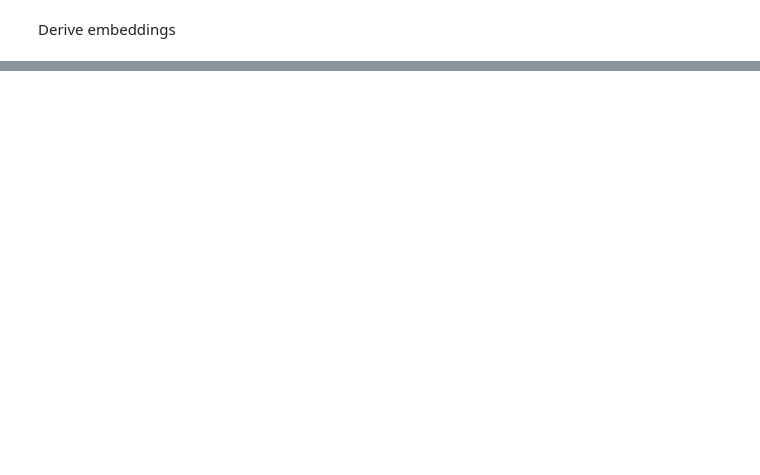
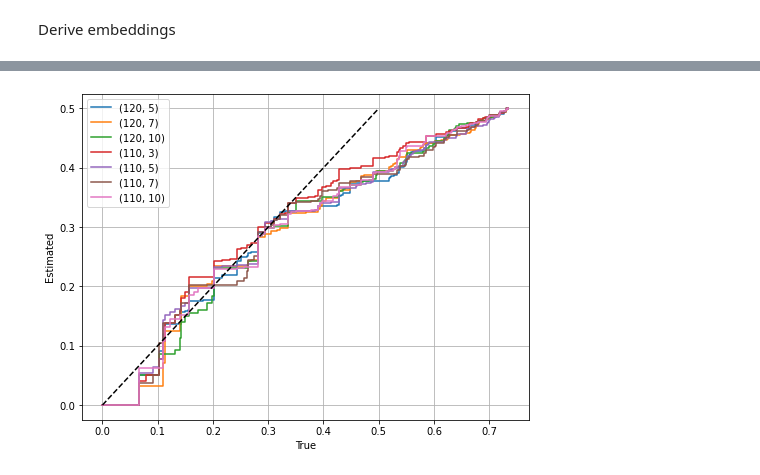
Before and after one commit to nitrozyna/FDR-Metabolomics, a Jupyter notebook: notebooks/knockoffs_passatutto.ipynb, the cells around one changed output, grey strips where cells are left out. Drawn from its saved outputs; the diff is of its cells as text; code cells hidden in the pictures; blank space fills up the shorter version.

```diff
--- a/notebooks/knockoffs_passatutto.ipynb
+++ b/notebooks/knockoffs_passatutto.ipynb
@@ -331,0 +298,8 @@ plot_q_vals.plot_q_vals( to_plot )
+# %%
+to_plot = {}
+for k,v in list(q_list_knockoffs.items())[5:]:
+    to_plot[k] = list(zip(*combine_true_est(q_list_true, v)))[1], list(zip(*combine_true_est(q_list_true, v)))[2]
+import plot_q_vals
+plot_q_vals.plot_q_vals( to_plot )
+# %% [output]
+[figure, added]
```
Also changed, not shown: parts of 18 cells of this notebook, 4 other files.
